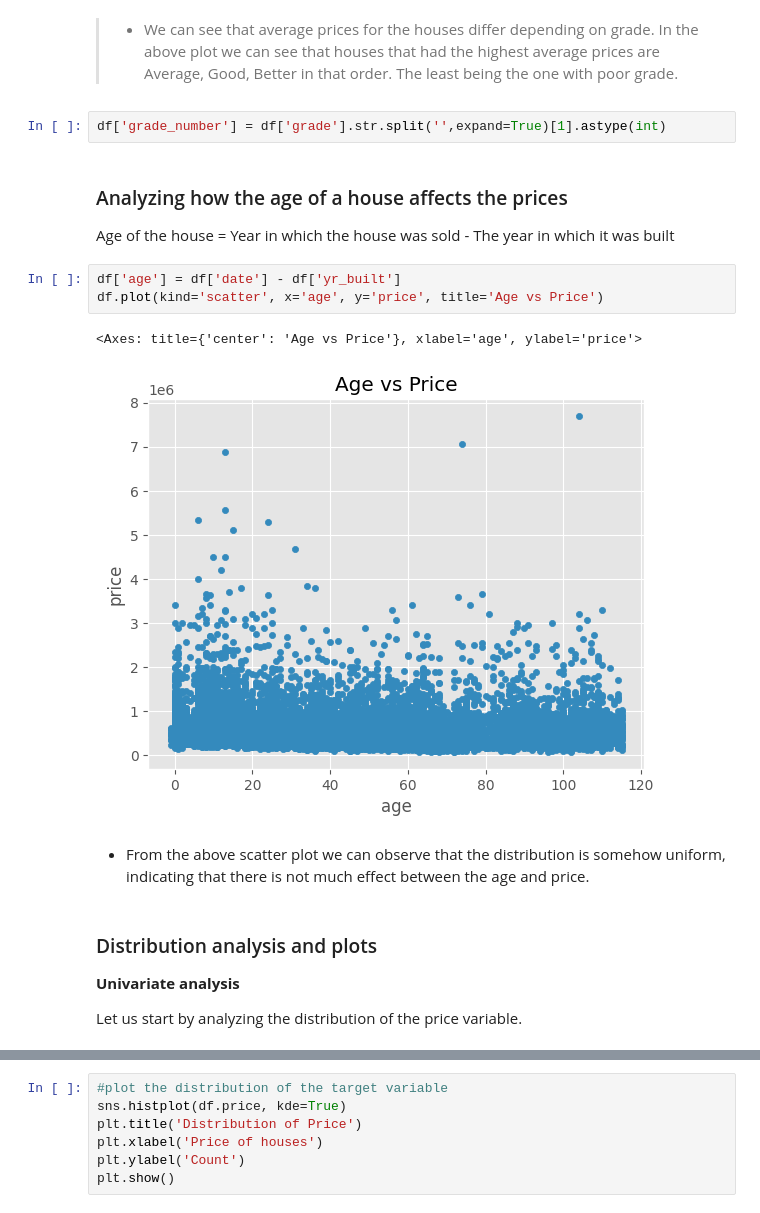
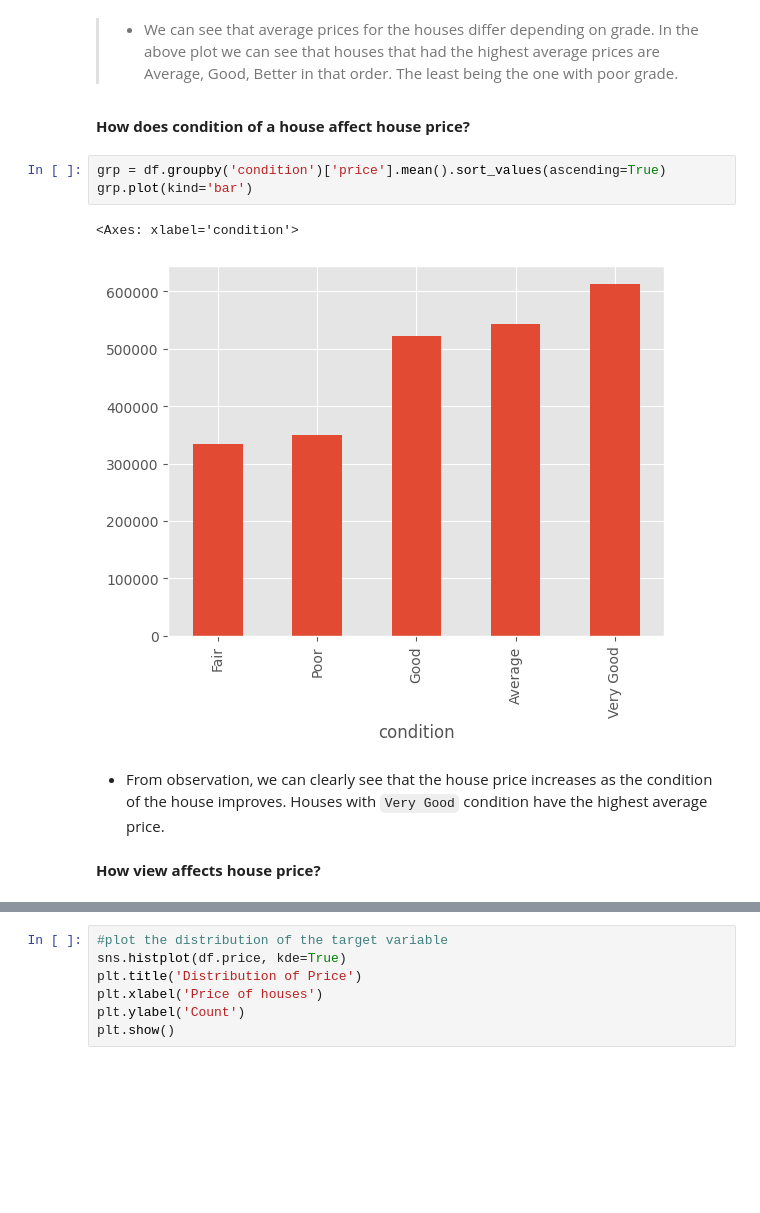
Before and after one commit to D-EKALE/KC-Housing-Project-2, a Jupyter notebook: student.ipynb, the cells around one changed output, grey strips where cells are left out. Drawn from its saved outputs; the diff is of its cells as text; blank space fills up the shorter version.

````diff
--- a/student.ipynb
+++ b/student.ipynb
@@ -190,21 +190,15 @@ df_grouped.plot(kind='bar', title='Grading',figsize=(10,6))
 [figure]
 # %% [markdown]
 > * We can see that average prices for the houses differ depending on grade. In the above plot we can see that houses that had the highest average prices are Average, Good, Better in that order. The least being the one with poor grade.
-# %%
-df['grade_number'] = df['grade'].str.split('',expand=True)[1].astype(int)
-# %% [markdown]
-### Analyzing how the age of a house affects the prices
-Age of the house = Year in which the house was sold - The year in which it was built
-# %%
-df['age'] = df['date'] - df['yr_built']
-df.plot(kind='scatter', x='age', y='price', title='Age vs Price')
-# %% [output]
-<Axes: title={'center': 'Age vs Price'}, xlabel='age', ylabel='price'>
-[figure, removed]
-# %% [markdown]
-* From the above scatter plot we can observe that the distribution is somehow uniform, indicating that there is not much effect between the age and price.
-# %% [markdown]
-### Distribution analysis and plots
-**Univariate analysis**
-
-Let us start by analyzing the distribution of the price variable.
+# %% [markdown]
+**How does condition of a house affect house price?**
+# %%
+grp = df.groupby('condition')['price'].mean().sort_values(ascending=True)
+grp.plot(kind='bar')
+# %% [output]
+<Axes: xlabel='condition'>
+[figure, added]
+# %% [markdown]
+* From observation, we can clearly see that the house price increases as the condition of the house improves. Houses with ```Very Good``` condition have the highest average price.
+# %% [markdown]
+**How view affects house price?**
````
Also changed, not shown: parts of 18 cells of this notebook.
